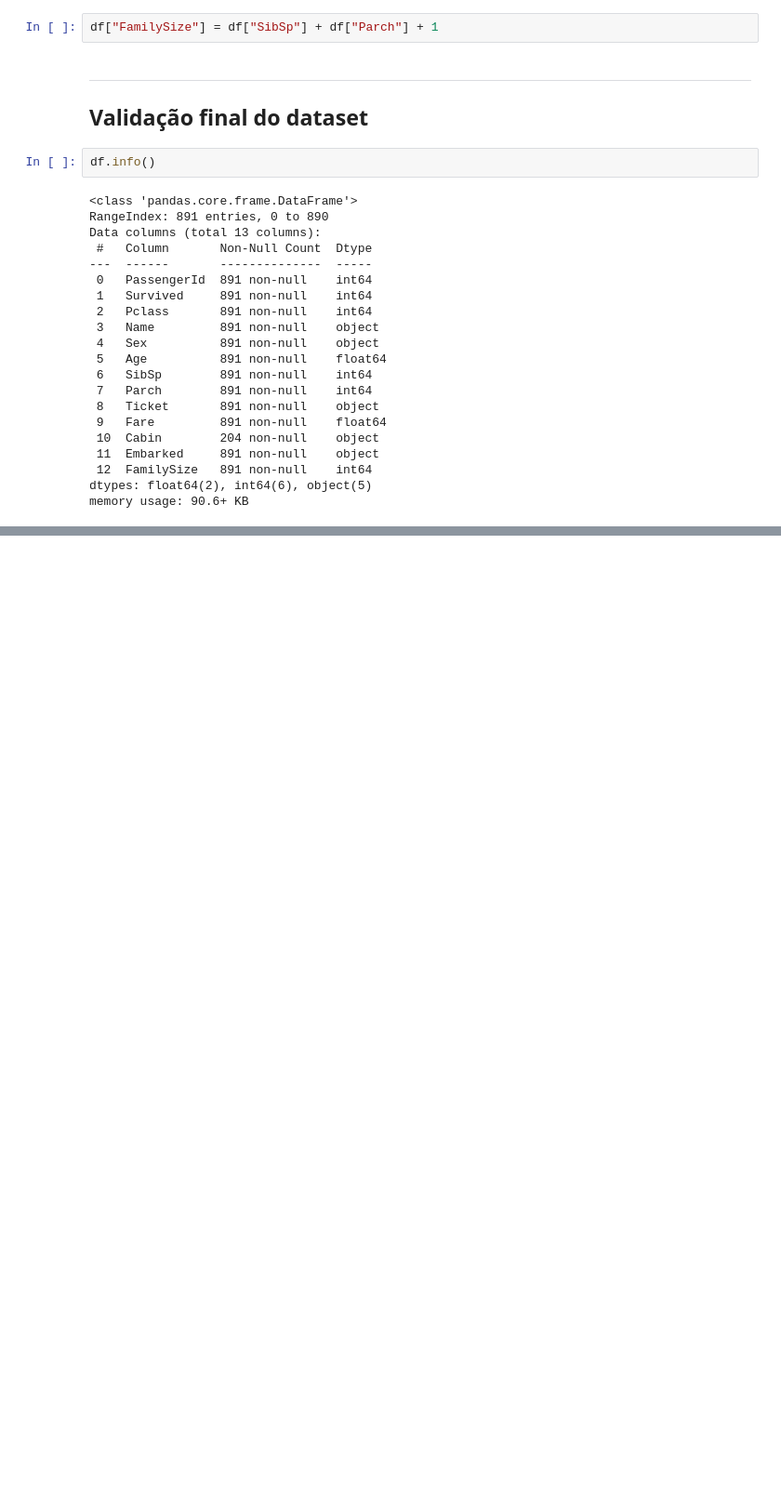
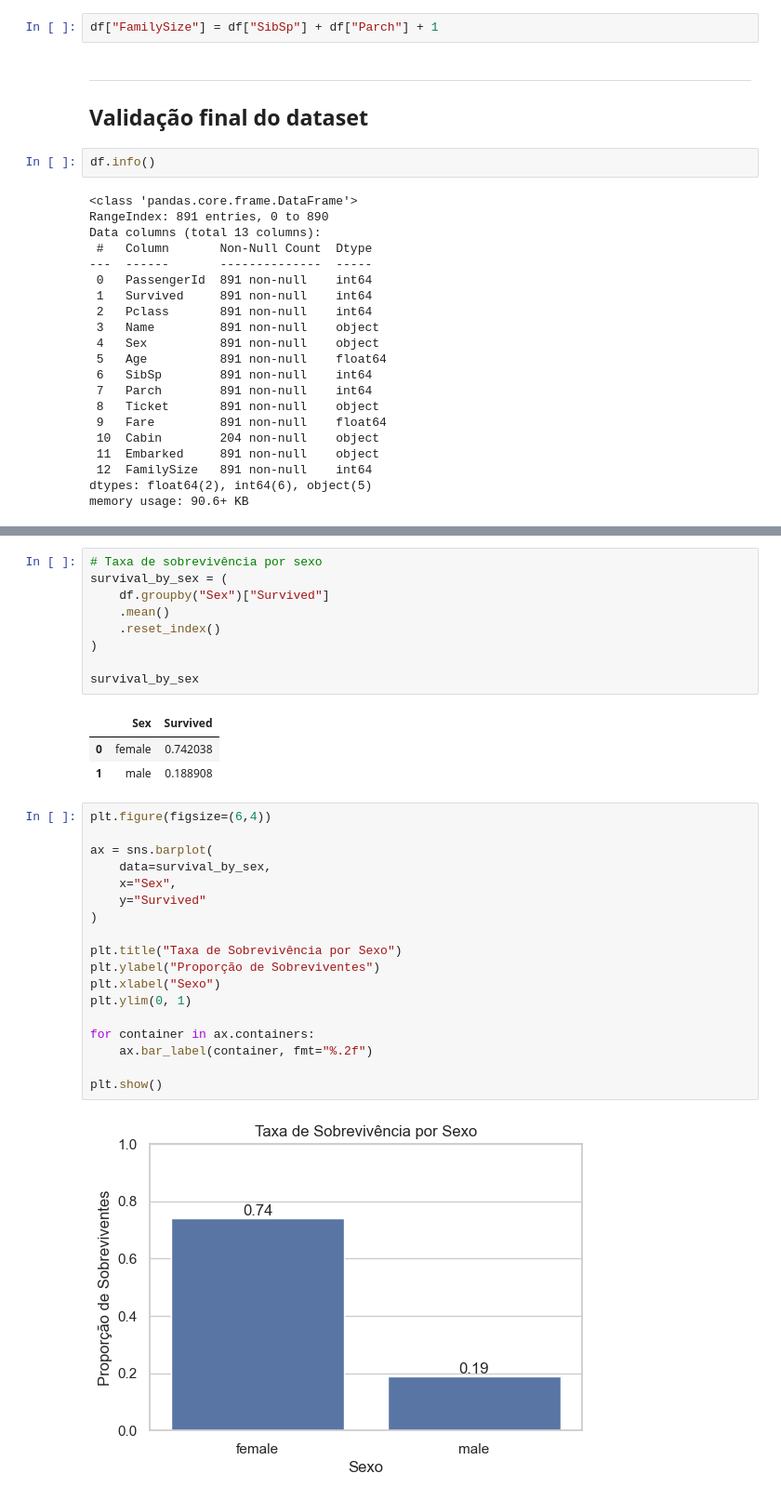
Before and after one commit to wellitonrocha/data_science_journey, a Jupyter notebook: Semana03_Python_Titanic/titanic_analysis.ipynb, the cells around one changed output, grey strips where cells are left out. Shown at 93% size. Cells and saved outputs as stored; diff of their text form; blank space fills up the shorter version.

Commit message:
Semana 03 | Dia 3: análise exploratória visual e validação de hipóteses

```diff
--- a/Semana03_Python_Titanic/titanic_analysis.ipynb
+++ b/Semana03_Python_Titanic/titanic_analysis.ipynb
@@ -274,0 +276,33 @@ A análise exploratória aprofundada será realizada nas próximas etapas.
+# %%
+# Taxa de sobrevivência por sexo
+survival_by_sex = (
+    df.groupby("Sex")["Survived"]
+    .mean()
+    .reset_index()
+)
+
+survival_by_sex
+# %% [output]
+|  | Sex | Survived |
+| 0 | female | 0.742038 |
+| 1 | male | 0.188908 |
+# %%
+plt.figure(figsize=(6,4))
+
+ax = sns.barplot(
+    data=survival_by_sex,
+    x="Sex",
+    y="Survived"
+)
+
+plt.title("Taxa de Sobrevivência por Sexo")
+plt.ylabel("Proporção de Sobreviventes")
+plt.xlabel("Sexo")
+plt.ylim(0, 1)
+
+for container in ax.containers:
+    ax.bar_label(container, fmt="%.2f")
+
+plt.show()
+# %% [output]
+[figure, added]
```
Also changed, not shown: parts of 25 cells of this notebook, 1 other file.
